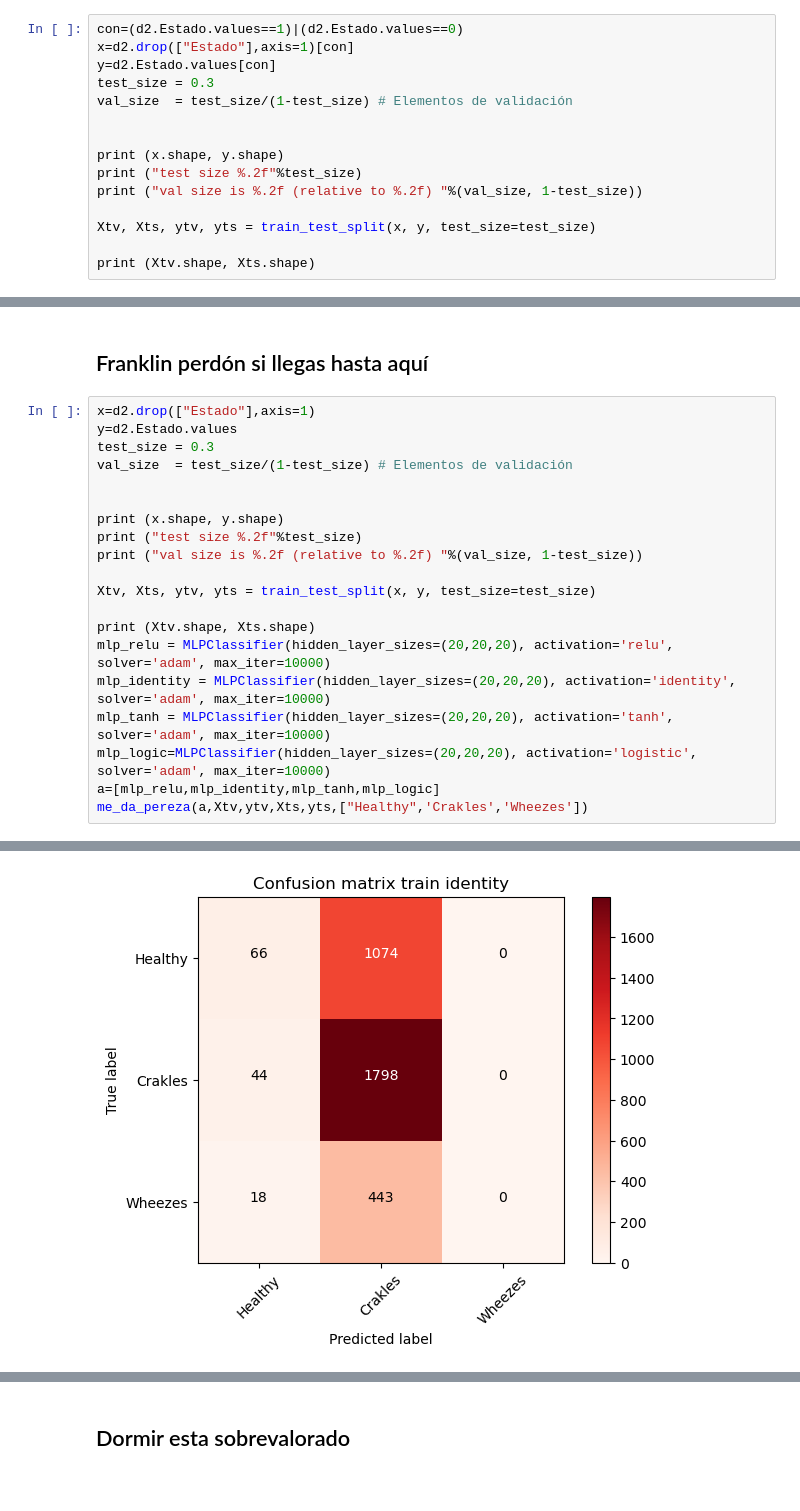
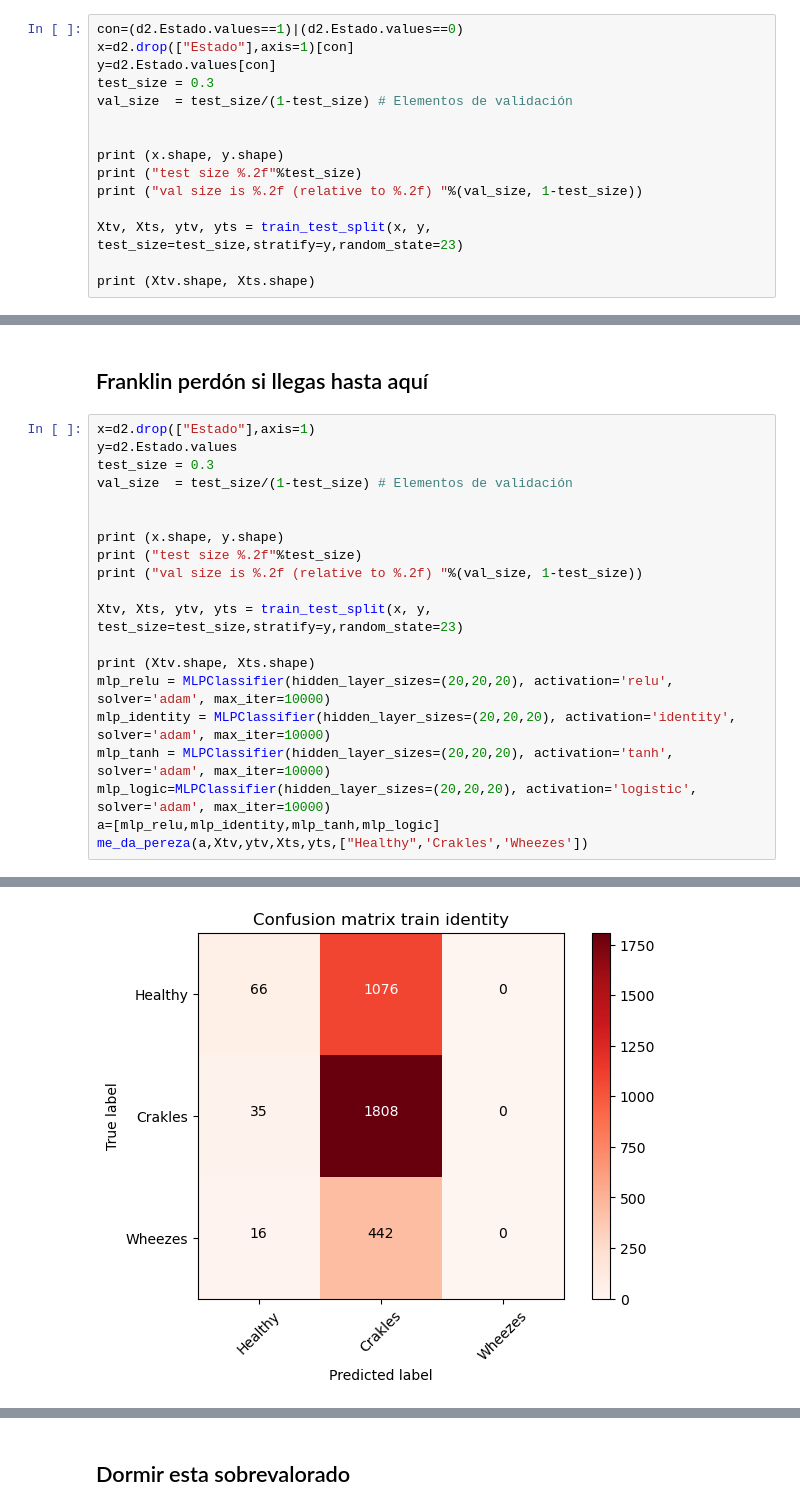
Before and after one commit to Ruizxp/Biosenales_El-Gran-Final, a Jupyter notebook: Terminator.ipynb, the cells around one changed output, grey strips where cells are left out. Drawn from its saved outputs; the diff is of its cells as text.

```diff
--- a/Terminator.ipynb
+++ b/Terminator.ipynb
@@ -112,7 +112,7 @@ print (x.shape, y.shape)
 print ("test size %.2f"%test_size)
 print ("val size is %.2f (relative to %.2f) "%(val_size, 1-test_size))
 
-Xtv, Xts, ytv, yts = train_test_split(x, y, test_size=test_size)
+Xtv, Xts, ytv, yts = train_test_split(x, y, test_size=test_size,stratify=y,random_state=23)
 
 print (Xtv.shape, Xts.shape)
 # %% [output]
@@ -612,7 +611,7 @@ print (x.shape, y.shape)
 print ("test size %.2f"%test_size)
 print ("val size is %.2f (relative to %.2f) "%(val_size, 1-test_size))
 
-Xtv, Xts, ytv, yts = train_test_split(x, y, test_size=test_size)
+Xtv, Xts, ytv, yts = train_test_split(x, y, test_size=test_size,stratify=y,random_state=23)
 
 print (Xtv.shape, Xts.shape)
 mlp_relu = MLPClassifier(hidden_layer_sizes=(20,20,20), activation='relu', solver='adam', max_iter=10000)
@@ -695,2 +694,2 @@ Confusion matrix, without normalization
-[figure, old version]
+[figure, new version]
 [figure]
```
Also changed, not shown: parts of 10 cells of this notebook.
